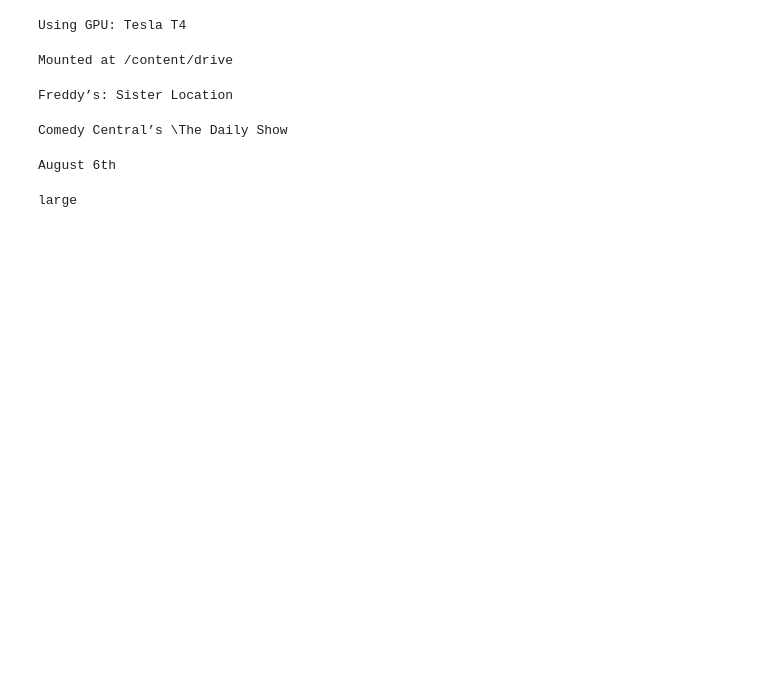
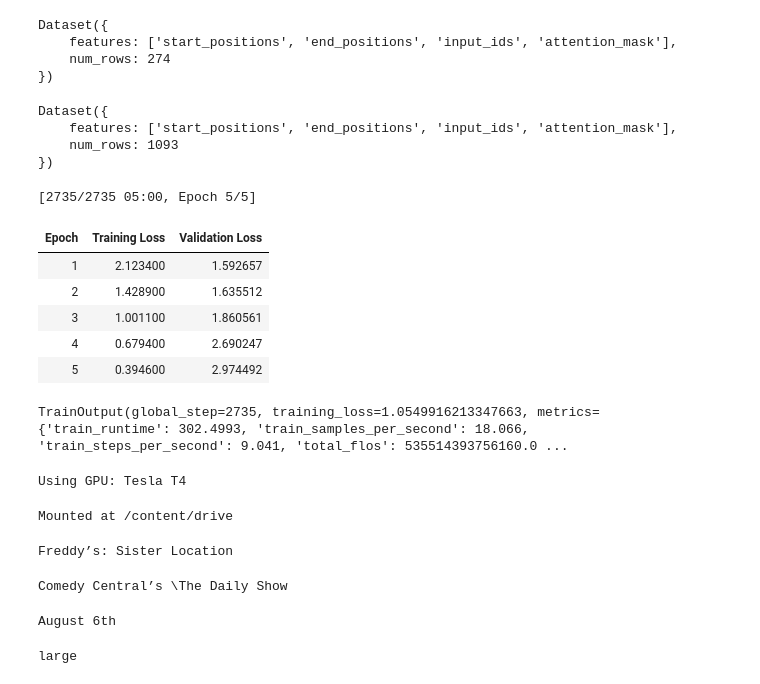
Before and after one commit to MamathaYarramaneni/clickbait-nlp-transformers, a Jupyter notebook: milestone 3/task2/DistilBERT_fine_tuned.ipynb, the cells around one changed output. Cells and saved outputs as stored; diff of their text form; code cells hidden in the pictures; blank space fills up the shorter version.

```diff
--- a/milestone 3/task2/DistilBERT_fine_tuned.ipynb
+++ b/milestone 3/task2/DistilBERT_fine_tuned.ipynb
@@ -32,0 +154,30 @@ qa_pipeline = pipeline("question-answering", model=model, tokenizer=tokenizer)
+# %%
+from datasets import load_dataset
+import datasets
+
+val_dataset2 = datasets.Dataset.from_pandas(df_test)
+train_dataset2 = datasets.Dataset.from_pandas(df_train)
+# %%
+train_dataset = train_dataset2.map(preprocess_function, batched=True,
+    remove_columns=train_dataset2.column_names)
+# %%
+validation_dataset = val_dataset2.map(preprocess_function, batched=True,
+    remove_columns=val_dataset2.column_names)
+# %%
+print(validation_dataset)
+# %% [output]
+Dataset({
+    features: ['start_positions', 'end_positions', 'input_ids', 'attention_mask'],
+    num_rows: 274
+})
+# %%
+print(train_dataset)
+# %% [output]
+Dataset({
+    features: ['start_positions', 'end_positions', 'input_ids', 'attention_mask'],
+    num_rows: 1093
+})
+# %%
+from transformers import DefaultDataCollator
+
+data_collator = DefaultDataCollator()
@@ -32,0 +186,35 @@ qa_pipeline = pipeline("question-answering", model=model, tokenizer=tokenizer)
+# %%
+from transformers import TrainingArguments, Trainer
+
+training_args = TrainingArguments(
+    output_dir="qa_train_passage",
+    evaluation_strategy="epoch",
+    learning_rate=2e-5,
+    per_device_train_batch_size=2,
+    per_device_eval_batch_size=2,
+    num_train_epochs=5,
+    weight_decay=0.01,
+    save_strategy="epoch",
+    load_best_model_at_end=True,
+    #push_to_hub=True,
+)
+
+trainer = Trainer(
+    model=model,
+    args=training_args,
+    train_dataset=train_dataset,
+    eval_dataset=validation_dataset,
+    tokenizer=tokenizer,
+    data_collator=data_collator,
+)
+
+trainer.train()
+# %% [output]
+[2735/2735 05:00, Epoch 5/5]
+| Epoch | Training Loss | Validation Loss |
+| 1 | 2.123400 | 1.592657 |
+| 2 | 1.428900 | 1.635512 |
+| 3 | 1.001100 | 1.860561 |
+| 4 | 0.679400 | 2.690247 |
+| 5 | 0.394600 | 2.974492 |
+TrainOutput(global_step=2735, training_loss=1.0549916213347663, metrics={'train_runtime': 302.4993, 'train_samples_per_second': 18.066, 'train_steps_per_second': 9.041, 'total_flos': 535514393756160.0 ...
```
Also changed, not shown: parts of 13 cells of this notebook, 4 other files.
